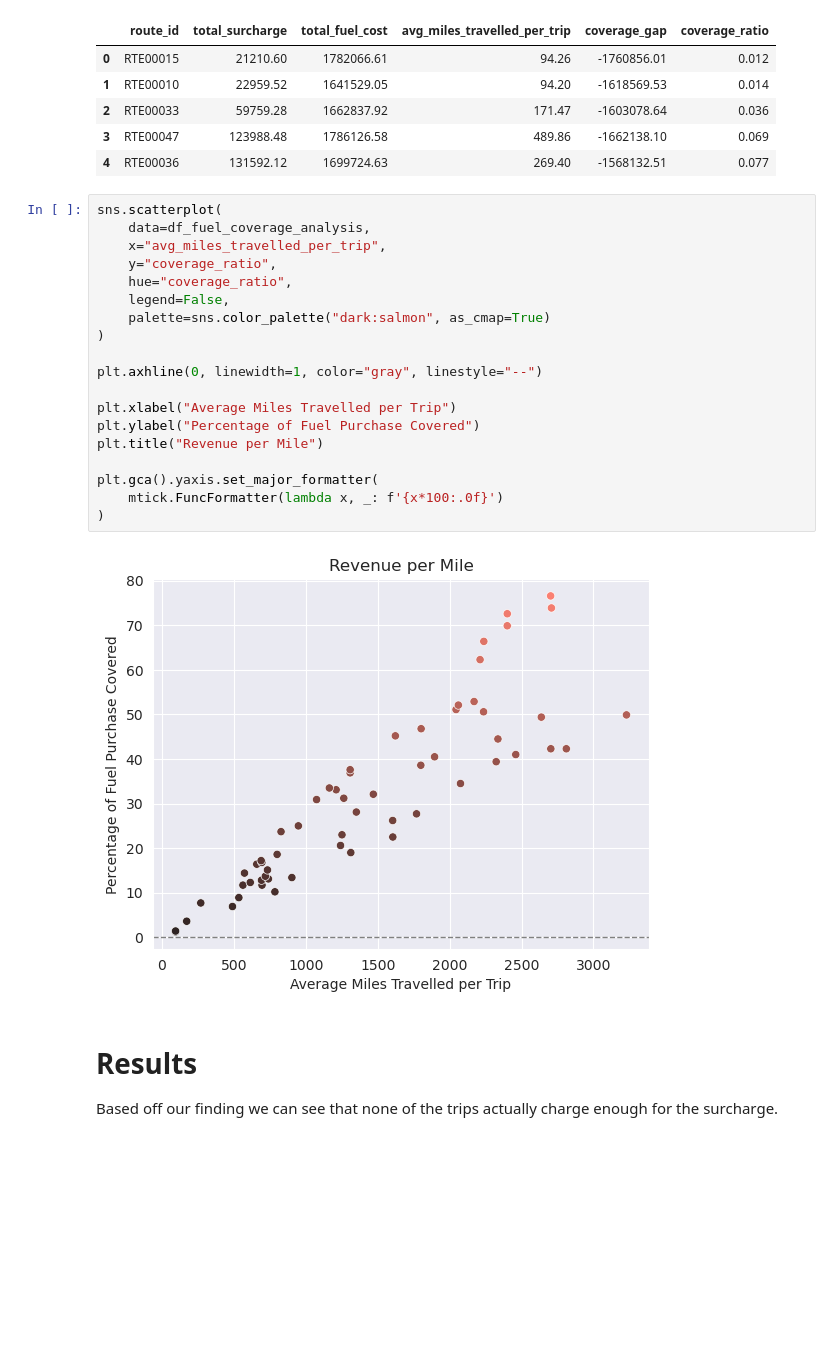
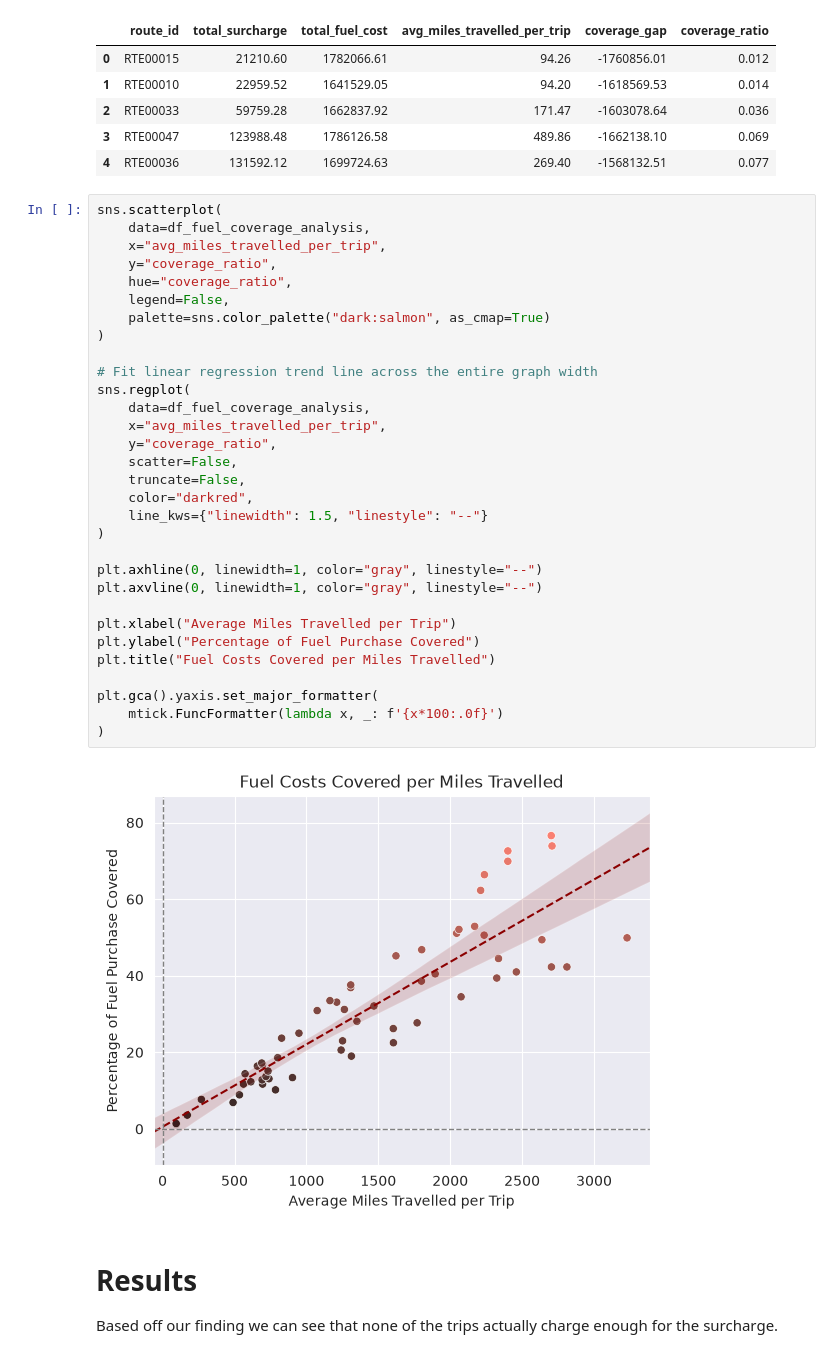
Before and after one commit to Gonroz/DataAnalytics, a Jupyter notebook: Projects/logistics/analysis_notebook.ipynb, the cells around one changed output. Cells and saved outputs as stored; diff of their text form; blank space fills up the shorter version.

```diff
--- a/Projects/logistics/analysis_notebook.ipynb
+++ b/Projects/logistics/analysis_notebook.ipynb
@@ -306,24 +306,36 @@ df_fuel_coverage_analysis.head()
 # %%
 sns.scatterplot(
     data=df_fuel_coverage_analysis,
     x="avg_miles_travelled_per_trip",
     y="coverage_ratio",
     hue="coverage_ratio",
     legend=False,
     palette=sns.color_palette("dark:salmon", as_cmap=True)
 )
 
+# Fit linear regression trend line across the entire graph width
+sns.regplot(
+    data=df_fuel_coverage_analysis,
+    x="avg_miles_travelled_per_trip",
+    y="coverage_ratio",
+    scatter=False,
+    truncate=False,
+    color="darkred",
+    line_kws={"linewidth": 1.5, "linestyle": "--"}
+)
+
 plt.axhline(0, linewidth=1, color="gray", linestyle="--")
+plt.axvline(0, linewidth=1, color="gray", linestyle="--")
 
 plt.xlabel("Average Miles Travelled per Trip")
 plt.ylabel("Percentage of Fuel Purchase Covered")
-plt.title("Revenue per Mile")
+plt.title("Fuel Costs Covered per Miles Travelled")
 
 plt.gca().yaxis.set_major_formatter(
     mtick.FuncFormatter(lambda x, _: f'{x*100:.0f}')
 )
 # %% [output]
-[figure, old version]
+[figure, new version]
 # %% [markdown]
 # Results
 Based off our finding we can see that none of the trips actually charge enough for the surcharge.
```
Also changed, not shown: parts of 2 cells of this notebook.
